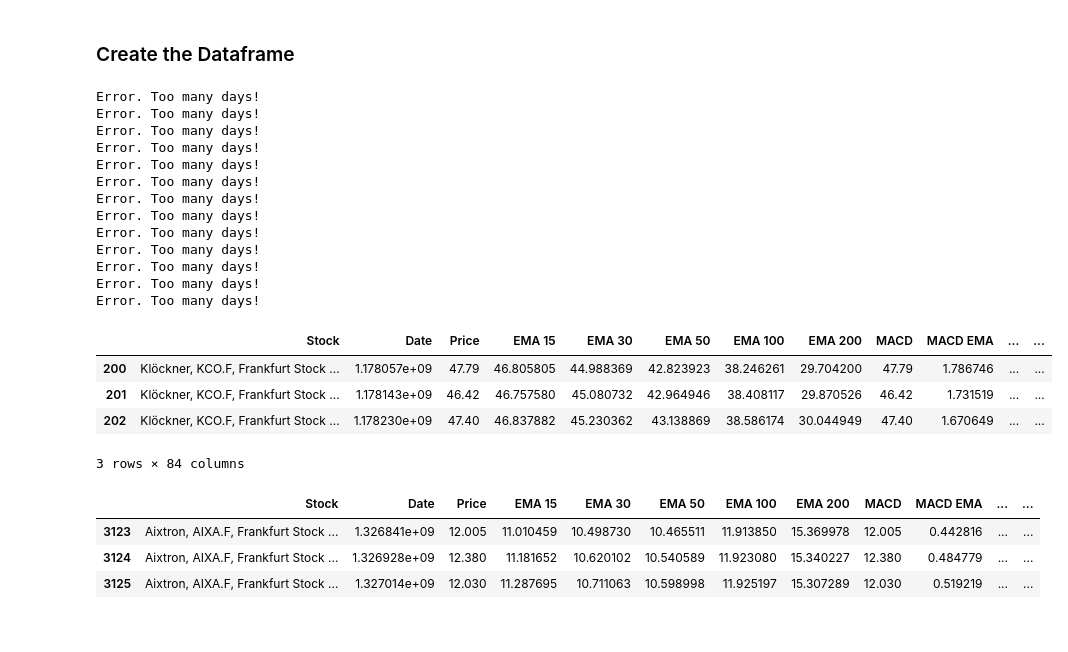
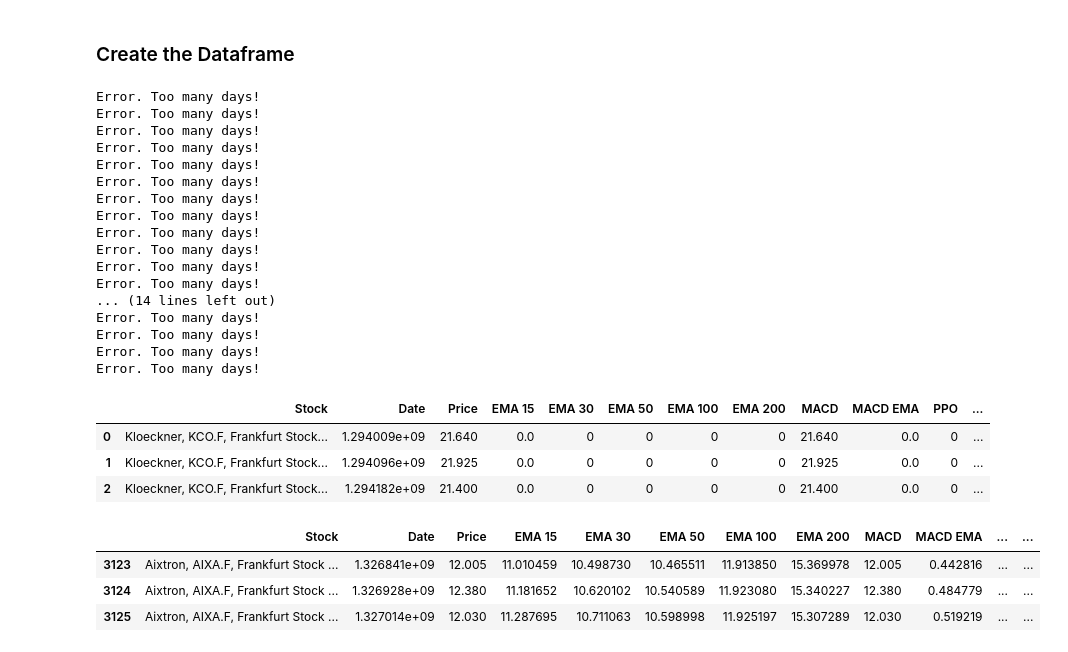
Before and after one commit to karagiag/CodeA, a Jupyter notebook: codea/modules/FinApp/MachineLearning_Test1.ipynb, the cells around one changed output. Drawn from its saved outputs; the diff is of its cells as text; code cells hidden in the pictures.

```diff
--- a/codea/modules/FinApp/MachineLearning_Test1.ipynb
+++ b/codea/modules/FinApp/MachineLearning_Test1.ipynb
@@ -334,9 +317,18 @@ def getStockDataframe(stocklist, fromDate, toDate, prediction):
         # get Money Flow Index (MFI)
         typical, volume, pos_MF, neg_MF, pos_MF14, neg_MF14, MFR14, MFI = teststock.MFI(fromDate, toDate)
 
+        # get fundamentals (Markus)
+        compNumber = stocklist[i].fundamentalsCompNumber
+        fundamentals = []
+        for date in dates:
+            price = teststock.getStockPriceDate('close', date)[1]
+            datestr = datetime.datetime.fromtimestamp(date).strftime('%Y-%m-%d')
+            fundamentals.append(Analyze_ValueDB.fundamentals(compNumber, datestr, price))
+
+
         # create pandas dataframe for all date
-        dfdata = {'Stock': stocklist[i], 'Date': dates, 'Price': data, 'EMA 15': ema15, 'EMA 30': ema30, 'EMA 50': ema50, 'EMA 100': ema100, 'EMA 200': ema200, 'MACD': data, 'MACD EMA': emaMACD, 'PPO': dataPPO, 'PPO EMA': emaPPO, 'Bollinger low': lowBol, 'Bollinger': averageBol, 'Bollinger high': highBol, 'MFI': MFI}
-        df = pd.DataFrame(dfdata, columns=['Stock', 'Date', 'Price', 'EMA 15', 'EMA 30', 'EMA 50', 'EMA 100', 'EMA 200', 'MACD', 'MACD EMA', 'PPO', 'PPO EMA', 'Bollinger low', 'Bollinger', 'Bollinger high', 'MFI'])
+        dfdata = {'Stock': stocklist[i], 'Date': dates, 'Price': data, 'EMA 15': ema15, 'EMA 30': ema30, 'EMA 50': ema50, 'EMA 100': ema100, 'EMA 200': ema200, 'MACD': data, 'MACD EMA': emaMACD, 'PPO': dataPPO, 'PPO EMA': emaPPO, 'Bollinger low': lowBol, 'Bollinger': averageBol, 'Bollinger high': highBol, 'MFI': MFI, 'Fundamentals': fundamentals}
+        df = pd.DataFrame(dfdata, columns=['Stock', 'Date', 'Price', 'EMA 15', 'EMA 30', 'EMA 50', 'EMA 100', 'EMA 200', 'MACD', 'MACD EMA', 'PPO', 'PPO EMA', 'Bollinger low', 'Bollinger', 'Bollinger high', 'MFI', 'Fundamentals'])
         #dfdata = {'Stock': stocklist[i], 'Date': dates, 'Price': data, 'Typical': typical, 'Volume': volume, 'pos_MF': pos_MF, 'neg_MF': neg_MF, 'pos_MF14': pos_MF14, 'neg_MF14': neg_MF14,'MFR14': MFR14, 'MFI': MFI}
         #df = pd.DataFrame(dfdata, columns=['Stock', 'Date', 'Price', 'Typical', 'Volume', 'pos_MF', 'neg_MF', 'pos_MF14', 'neg_MF14', 'MFR14', 'MFI'])
 
@@ -356,38 +348,43 @@ def getStockDataframe(stocklist, fromDate, toDate, prediction):
                 df.drop(df.index[len(df)-50:], inplace=True)
 
             dflist.append(df)
+        #else:
+            #dflist.append(df)
 
     return pd.concat(dflist)
 # %%
 # create dataframe with stocks
 stocklist = []
 stocks = Stock.objects.filter(source = 'Quandl')
-for i in range(0, 15):#int(3*len(stocks)/4)):
+for i in range(0, 5):#int(3*len(stocks)/4)):
     stocklist.append(stocks[i])
 
-start = datetime.datetime.strptime('2000-01-01', "%Y-%m-%d").timestamp()
-end = datetime.datetime.strptime('2012-04-01', "%Y-%m-%d").timestamp()
+start = datetime.datetime.strptime('2011-01-01', "%Y-%m-%d").timestamp()
+end = datetime.datetime.strptime('2011-02-01', "%Y-%m-%d").timestamp()#'2012-04-01', "%Y-%m-%d").timestamp()
 stockdf = getStockDataframe(stocklist, start, end, True) # true for prediction features
 stockdf.head(3)
 # %% [output]
 Error. Too many days!
 Error. Too many days!
 Error. Too many days!
 Error. Too many days!
 Error. Too many days!
 Error. Too many days!
 Error. Too many days!
 Error. Too many days!
 Error. Too many days!
 Error. Too many days!
 Error. Too many days!
 Error. Too many days!
+... (14 lines left out)
 Error. Too many days!
+Error. Too many days!
+Error. Too many days!
+Error. Too many days!
-|  | Stock | Date | Price | EMA 15 | EMA 30 | EMA 50 | EMA 100 | EMA 200 | MACD | MACD EMA | ... | ... |
-| 200 | Klöckner, KCO.F, Frankfurt Stock ... | 1.178057e+09 | 47.79 | 46.805805 | 44.988369 | 42.823923 | 38.246261 | 29.704200 | 47.79 | 1.786746 | ... | ... |
-| 201 | Klöckner, KCO.F, Frankfurt Stock ... | 1.178143e+09 | 46.42 | 46.757580 | 45.080732 | 42.964946 | 38.408117 | 29.870526 | 46.42 | 1.731519 | ... | ... |
-| 202 | Klöckner, KCO.F, Frankfurt Stock ... | 1.178230e+09 | 47.40 | 46.837882 | 45.230362 | 43.138869 | 38.586174 | 30.044949 | 47.40 | 1.670649 | ... | ... |
+|  | Stock | Date | Price | EMA 15 | EMA 30 | EMA 50 | EMA 100 | EMA 200 | MACD | MACD EMA | PPO | ... |
+| 0 | Kloeckner, KCO.F, Frankfurt Stock... | 1.294009e+09 | 21.640 | 0.0 | 0 | 0 | 0 | 0 | 21.640 | 0.0 | 0 | ... |
+| 1 | Kloeckner, KCO.F, Frankfurt Stock... | 1.294096e+09 | 21.925 | 0.0 | 0 | 0 | 0 | 0 | 21.925 | 0.0 | 0 | ... |
+| 2 | Kloeckner, KCO.F, Frankfurt Stock... | 1.294182e+09 | 21.400 | 0.0 | 0 | 0 | 0 | 0 | 21.400 | 0.0 | 0 | ... |
-3 rows × 84 columns
 # %%
 stockdf.tail(3)
 # %% [output]
```
Also changed, not shown: parts of 5 cells of this notebook, 10 other files.
